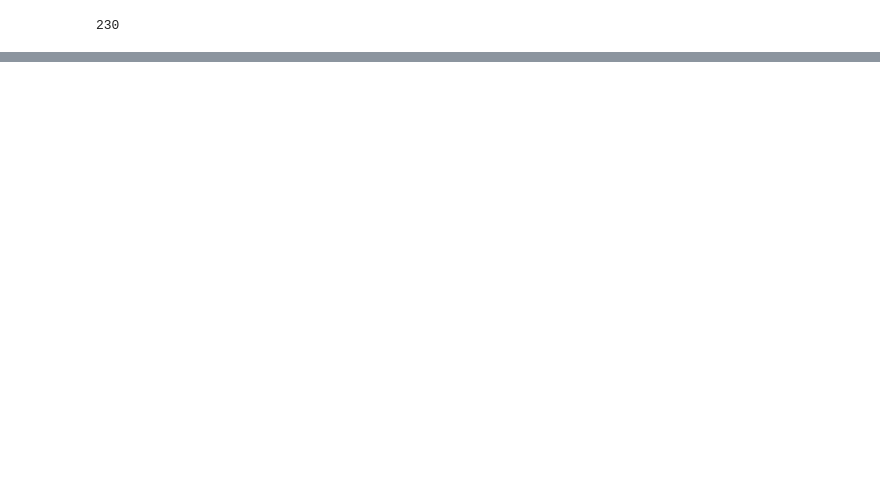
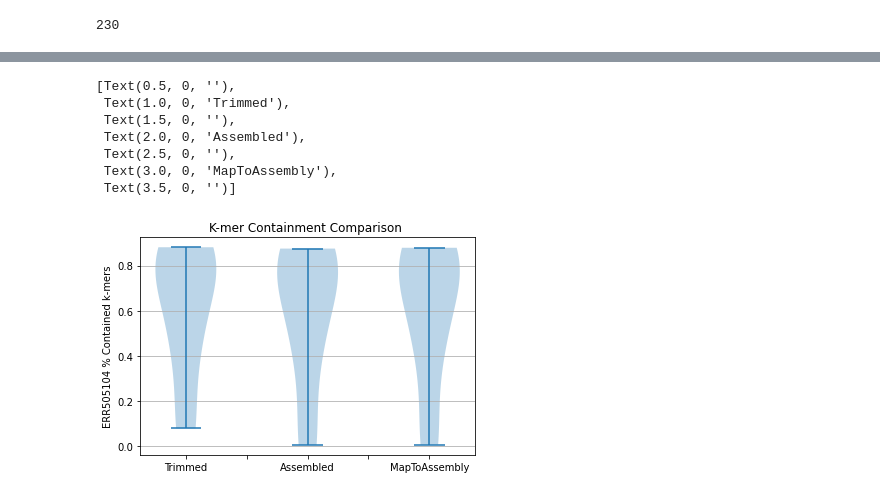
Before and after one commit to jeanzzhao/onehuman, a Jupyter notebook: atta/ERR505104_analyze-map-to-assembly.ipynb, the cells around one changed output, grey strips where cells are left out. Cells and saved outputs as stored; diff of their text form; code cells hidden in the pictures; blank space fills up the shorter version.

```diff
--- a/atta/ERR505104_analyze-map-to-assembly.ipynb
+++ b/atta/ERR505104_analyze-map-to-assembly.ipynb
@@ -35,7 +40,8 @@ csv_prefixes2[:5]
 # %%
 def get_genome_metagenome(prefix):
     prefix = os.path.basename(prefix)
-    metagenome, _, genome = prefix.split('.', 2)
+    metagenome, _, genome, _, = prefix.split('.', 3)
+#    metagenome, _, genome = prefix.split('.', 2)
     return genome, metagenome
 
 get_genome_metagenome(csv_prefixes2[0])
@@ -84,4 +89,5 @@ len(xx)
 # %% [output]
 230
 # %%
-df = pd.DataFrame.from_dict(xx)
+df2 = pd.DataFrame.from_dict(xx)
+df2
@@ -124,0 +129,15 @@ axes.set_xticklabels(labels)
+# %%
+# pull .summary.csv file
+metagenome="ERR505104"
+filename = f"/Users/ZYZhao/projects/AL/human/ERR505104/Analysis/{metagenome}.summary.csv"
+df1 = pd.read_csv(filename)
+
+# Merge DataFrames based on the 'key' column
+df = pd.merge(df1, df2, on='genome', how='inner')  # Inner join on 'key'
+
+#bins = [0, 10, 20, 50, 100, float ('inf')]
+#labels = ['<10', '10-20', '20-50', '50-100', '>100']
+
+# Categorize effective coverage into coverage categories
+#df['coverage_category'] = pd.cut(df['effective_coverage'], bins=bins, labels=labels, right=False)
+df
@@ -124,0 +158,21 @@ axes.set_xticklabels(labels)
+# %%
+# when cov > 50, no difference among 1) trim-align-to-GTDB reads, 2) assembled reads, 3) trim-align-to-assembly reads
+df_cov50 = df[(df['effective_coverage'] >= 50)]
+fig, axes = plt.subplots()
+axes.violinplot(dataset = [df_cov50.trim_cont, df_cov50.assem_cont, df_cov50.mapassem_cont])
+
+axes.set_title('K-mer Containment Comparison ')
+axes.yaxis.grid(True)
+axes.set_ylabel('ERR505104 % Contained k-mers')
+axes.set_xticklabels([])
+labels = ['', 'Trimmed', '', 'Assembled', '', 'MapToAssembly']
+axes.set_xticklabels(labels)
+# %% [output]
+[Text(0.5, 0, ''),
+ Text(1.0, 0, 'Trimmed'),
+ Text(1.5, 0, ''),
+ Text(2.0, 0, 'Assembled'),
+ Text(2.5, 0, ''),
+ Text(3.0, 0, 'MapToAssembly'),
+ Text(3.5, 0, '')]
+[figure, added]
```
Also changed, not shown: parts of 15 cells of this notebook.
